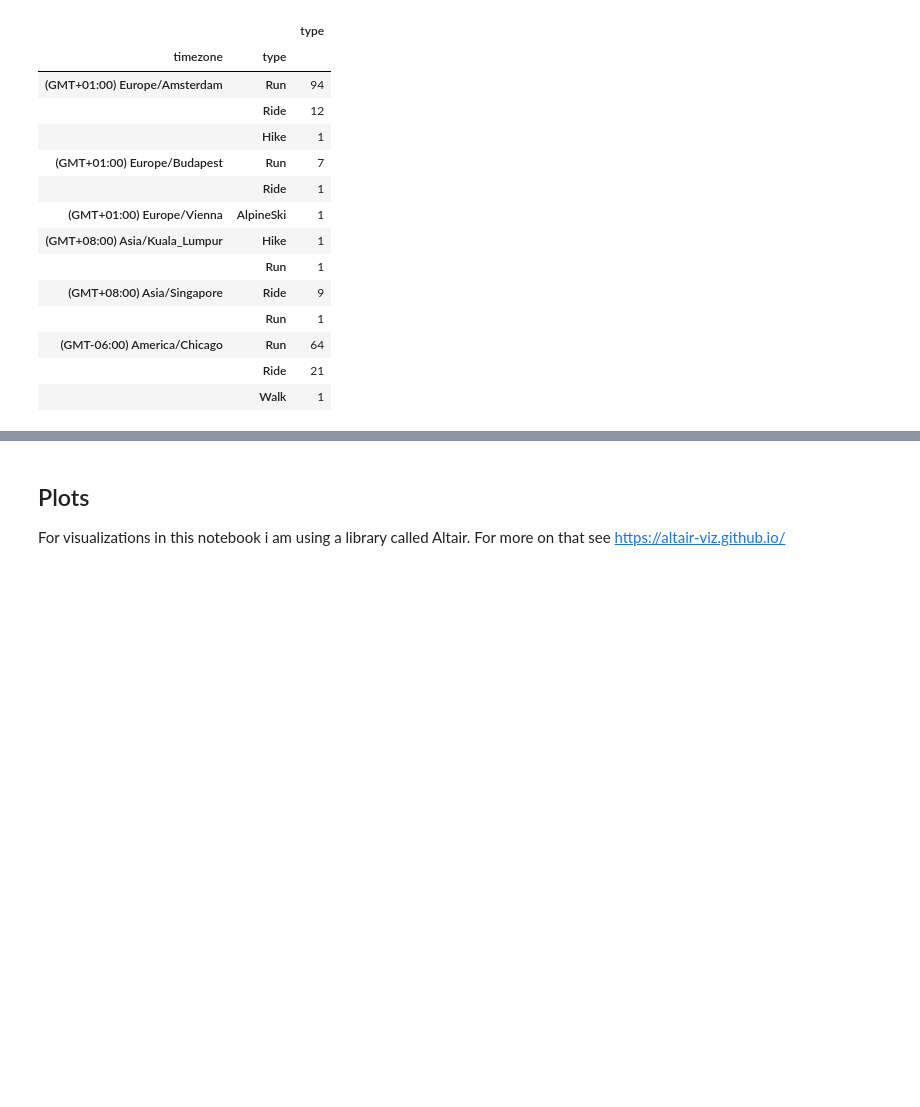
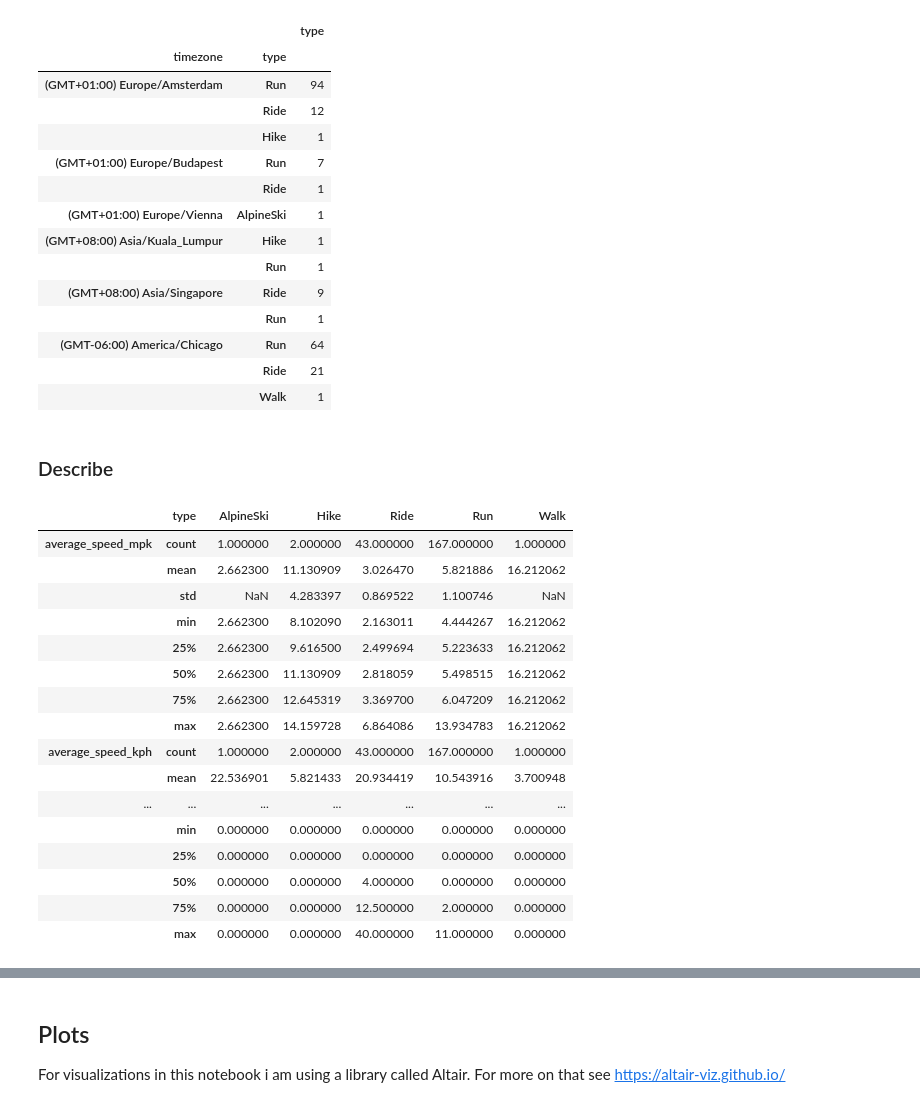
Before and after one commit to knanne/knanne.github.io, a Jupyter notebook: _notebooks/jupyter/visualize_strava_data_in_python.ipynb, the cells around one changed output, grey strips where cells are left out. Drawn from its saved outputs; the diff is of its cells as text; code cells hidden in the pictures; blank space fills up the shorter version.

```diff
--- a/_notebooks/jupyter/visualize_strava_data_in_python.ipynb
+++ b/_notebooks/jupyter/visualize_strava_data_in_python.ipynb
@@ -375,3 +354,32 @@ df.groupby('timezone').type.value_counts().to_frame()
 | (GMT-06:00) America/Chicago | Run | 64 |
 |  | Ride | 21 |
 |  | Walk | 1 |
+# %% [markdown]
+### Describe
+# %%
+df.groupby('type')\
+    [['average_speed_mpk',
+      'average_speed_kph',
+      'distance','moving_time',
+      'total_elevation_gain',
+      'achievement_count']]\
+    .describe()\
+    .T
+# %% [output]
+|  | type | AlpineSki | Hike | Ride | Run | Walk |
+| average_speed_mpk | count | 1.000000 | 2.000000 | 43.000000 | 167.000000 | 1.000000 |
+|  | mean | 2.662300 | 11.130909 | 3.026470 | 5.821886 | 16.212062 |
+|  | std | NaN | 4.283397 | 0.869522 | 1.100746 | NaN |
+|  | min | 2.662300 | 8.102090 | 2.163011 | 4.444267 | 16.212062 |
+|  | 25% | 2.662300 | 9.616500 | 2.499694 | 5.223633 | 16.212062 |
+|  | 50% | 2.662300 | 11.130909 | 2.818059 | 5.498515 | 16.212062 |
+|  | 75% | 2.662300 | 12.645319 | 3.369700 | 6.047209 | 16.212062 |
+|  | max | 2.662300 | 14.159728 | 6.864086 | 13.934783 | 16.212062 |
+| average_speed_kph | count | 1.000000 | 2.000000 | 43.000000 | 167.000000 | 1.000000 |
+|  | mean | 22.536901 | 5.821433 | 20.934419 | 10.543916 | 3.700948 |
+| ... | ... | ... | ... | ... | ... | ... |
+|  | min | 0.000000 | 0.000000 | 0.000000 | 0.000000 | 0.000000 |
+|  | 25% | 0.000000 | 0.000000 | 0.000000 | 0.000000 | 0.000000 |
+|  | 50% | 0.000000 | 0.000000 | 4.000000 | 0.000000 | 0.000000 |
+|  | 75% | 0.000000 | 0.000000 | 12.500000 | 2.000000 | 0.000000 |
+|  | max | 0.000000 | 0.000000 | 40.000000 | 11.000000 | 0.000000 |
```
Also changed, not shown: parts of 8 cells of this notebook, 1 other file.
